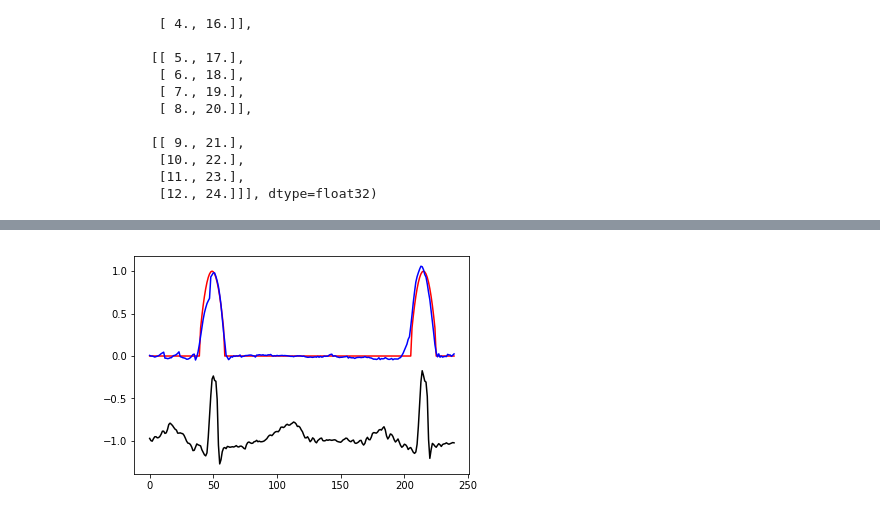
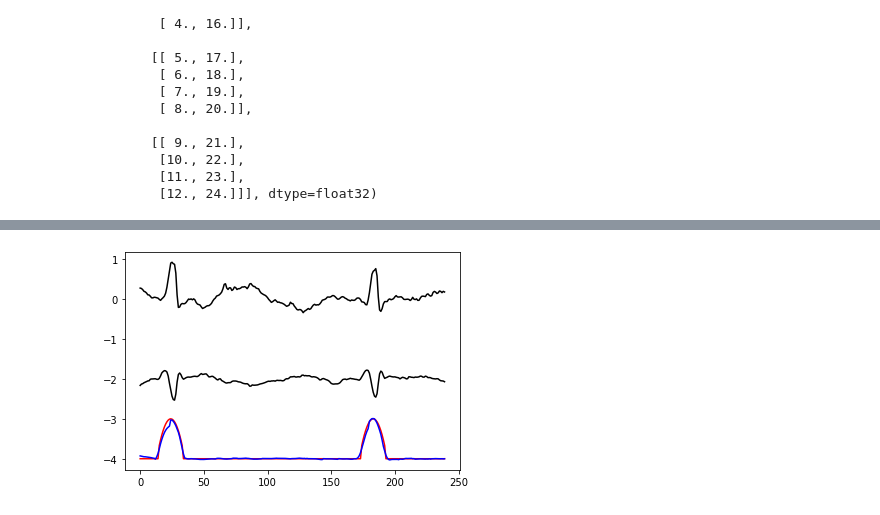
Before and after one commit to jells123/QRS-Detection, a Jupyter notebook: QRS-detectors.ipynb, the cells around one changed output, grey strips where cells are left out. Saved outputs shown, nothing was run; the diff lists cells and outputs as text; code cells hidden in the pictures.

```diff
--- a/QRS-detectors.ipynb
+++ b/QRS-detectors.ipynb
@@ -353,16 +355,0 @@ test mean square error (loss):  0.03698133668676019   test absolute error:  0.11
-# %%
-np.random.seed(3)
-
-seqL = 20
-ninputs = 12
-window = seqL*ninputs
-
-selected = all_data[2, :, :]
-inputs = selected[0:2, :]
-targets = selected[2, :]
-
-numChan = 2
-start_idx = np.random.randint(0, inputs.shape[1] - window)
-crop = inputs[:, start_idx : start_idx+window]
-
-crop = transform_to_timesteps(crop, seqL=20).shape
@@ -431,7 +396,7 @@ def selectFromSignals_LSTM(signals, seqL, ninputs, numChan=3):
     target = inpOutSegment[2, :]
 
     inputs = tf.transpose(inputs)
-    inputs = tf.reshape(inputs, (seqL, ninputs, 2))
+    inputs = tf.reshape(inputs, (seqL, ninputs*2))
 #     inputs = tf.transpose(inputs, perm=[0,2,1])
 
     print(inputs.shape, target.shape)
@@ -450,17 +415,17 @@ trainData = trainData[:, :, int(trainData.shape[2]*val_perc):]
 trainData = tf.data.Dataset.from_tensors(trainData)
 trainData = trainData.map(lambda x:  selectFromSignals_LSTM(x, seqL, ninputs))
 trainData = trainData.repeat()  # Repeat the input indefinitely.
-# trainData = trainData.batch(batchSize)
+trainData = trainData.batch(batchSize)
 
 # validation data
 valData = tf.data.Dataset.from_tensors(valData)
 valData = valData.map(lambda x:  selectFromSignals_LSTM(x, seqL, ninputs))
 valData = valData.repeat()  # Repeat the input indefinitely.
-# valData = valData.batch(batchSize)
+valData = valData.batch(batchSize)
 
 # test data
 testData = tf.data.Dataset.from_tensors(testData)
 testData = testData.map(lambda x:  selectFromSignals_LSTM(x, seqL, ninputs))
 testData = testData.repeat()  # Repeat the input indefinitely.
-# testData = testData.batch(batchSize)
+testData = testData.batch(batchSize)
 # %% [output]
@@ -474,7 +439,7 @@ ffwdModelSequential = tf.keras.Sequential()
 
 # ffwdModelSequential.add(layers.Reshape((seqL,ninputs), input_shape=(seqL*ninputs,)))
 
-ffwdModelSequential.add(layers.LSTM(32, input_shape=(ninputs,2), return_sequences=True))
+ffwdModelSequential.add(layers.LSTM(32, input_shape=(seqL, ninputs*2), return_sequences=True))
 ffwdModelSequential.add(layers.TimeDistributed(layers.Dense(denseDim)))
 ffwdModelSequential.add(layers.Reshape((seqL*ninputs,)))
 
@@ -490,17 +455,8 @@ ffwdModelSequential.add(layers.Reshape((seqL*ninputs,)))
 
 ffwdModelSequential.summary()
 
-
-'''
-rnnModel.add(layers.Reshape((seqL, ninputs), input_shape=(seqL*ninputs,)))
-rnnModel.add(layers.LSTM(units=numLstmUnits, return_sequences=True))
-rnnModel.add(layers.LSTM(units=numLstmUnits, return_sequences=True))
-rnnModel.add(layers.TimeDistributed(layers.Dense(denseDim)))
-rnnModel.add(layers.Reshape((seqL*ninputs,)))
-'''
-
 ffwdModelSequential.compile(optimizer=tf.train.RMSPropOptimizer(0.001), loss='MSE',metrics=['mae'])
-ffwdModelSequential.fit(trainData,  epochs=10, steps_per_epoch=1000, validation_data=valData, validation_steps=100)
+ffwdModelSequential.fit(trainData,  epochs=5, steps_per_epoch=1000, validation_data=valData, validation_steps=100)
 # %% [output]
 _________________________________________________________________
 Layer (type)                 Output Shape              Param #
@@ -522,7 +486,4 @@ InvalidArgumentError: Input to reshape is a tensor with 2880 values, but the req
 # %%
-ffwdModelSequential.compile(optimizer=tf.train.RMSPropOptimizer(0.001), loss='MSE',metrics=['mae'])
-out = ffwdModelSequential.evaluate(testData, steps=500)
-print('test mean square error (loss): ', out[0], '  test absolute error: ', out[1])
 iterator = trainData.make_initializable_iterator()
 next_element = iterator.get_next()
 with tf.Session() as sess:
@@ -530,6 +491,9 @@ with tf.Session() as sess:
     inp, targ = sess.run(next_element)
 output = ffwdModelSequential.predict(inp)
 t = range(seqL*ninputs)
-plt.plot(t,inp[0,:],'k',t,targ[0],'r',t,output[0],'b')
+print(inp.shape)
+inp = inp.reshape(8, -1, 2)
+print(inp.shape)
+plt.plot(t,inp[0,:,0],'k',t,inp[0,:,1]-2,'k', t,targ[0]-4,'r',t,output[0]-4,'b')
 plt.show()
 # %% [output]
@@ -538 +502 @@ test mean square error (loss):  0.009085805913899094   test absolute error:  0.0
-[figure, old version]
+[figure, new version]
```
Also changed, not shown: parts of 13 cells of this notebook.
